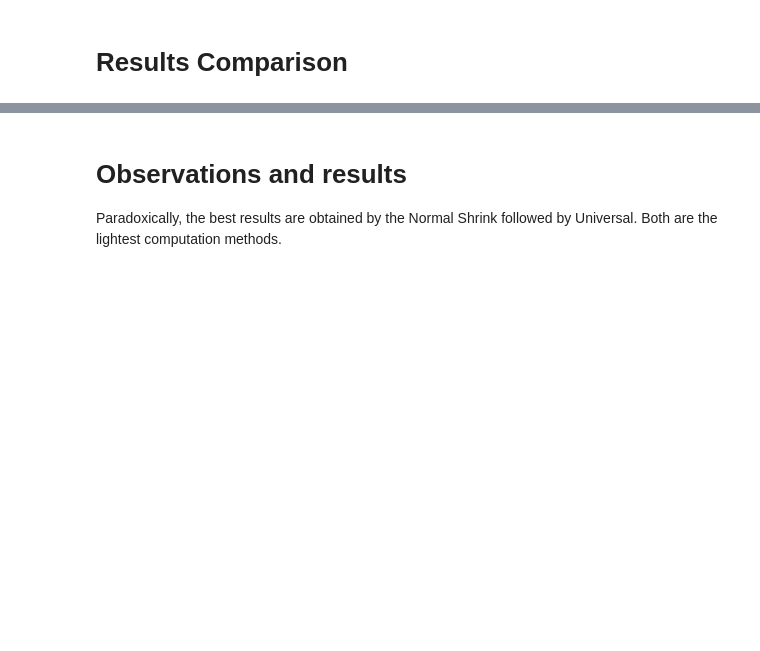
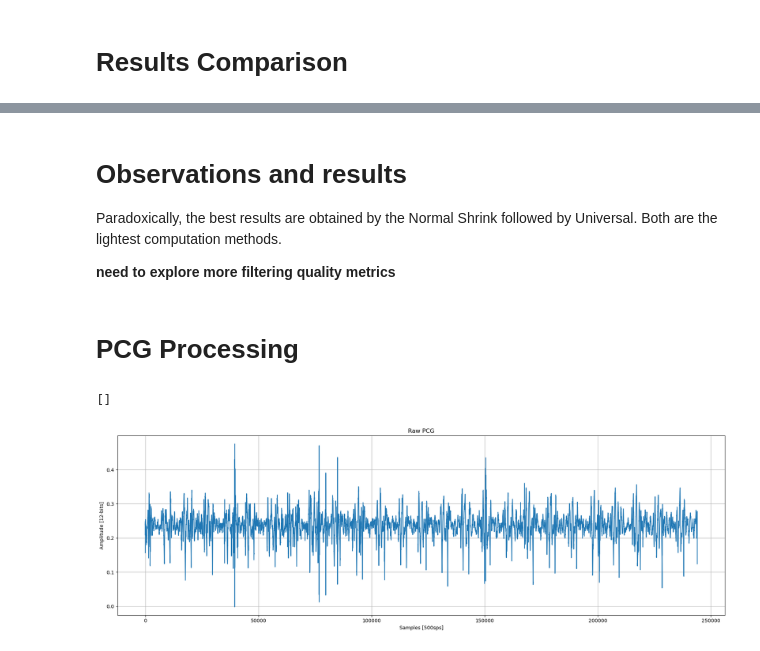
Before and after one commit to DanielProanoGuevara/Multimodal_SQA, a Jupyter notebook: Wavelet_denoising.ipynb, the cells around one changed output, grey strips where cells are left out. Drawn from its saved outputs; the diff is of its cells as text; code cells hidden in the pictures; blank space fills up the shorter version.

```diff
--- a/Wavelet_denoising.ipynb
+++ b/Wavelet_denoising.ipynb
@@ -338,6 +338,7 @@ PCG_rate = a.frame_rate
 t = a.duration_seconds
 PCG = np.array(a.get_array_of_samples())
 PCG_bit_width = 16
+PCG_resolution = (2 ** PCG_bit_width)-1
 
 ## Import ECG
 ECG = np.loadtxt(ECG_path, delimiter=",", dtype=int)
@@ -682,3 +683,23 @@ display(Markdown(table_md))
 # Observations and results
 
 Paradoxically, the best results are obtained by the Normal Shrink followed by Universal. Both are the lightest computation methods.
+
+**need to explore more filtering quality metrics**
+# %% [markdown]
+# PCG Processing
+# %%
+## Normalize full-scale
+PCG_v = (PCG ) / (PCG_resolution) #uint 16 bits (scale -0.5;0.5)
+
+plt.figure(figsize=(18, 6))
+plt.plot(PCG_v)
+plt.grid()
+plt.xlabel('Samples [500sps]')
+plt.ylabel('Amplitude [12-bits]')
+plt.title('Raw PCG')
+plt.tight_layout()
+
+plt.plot()
+# %% [output]
+[]
+[figure, added]
```
Also changed, not shown: parts of 17 cells of this notebook.
